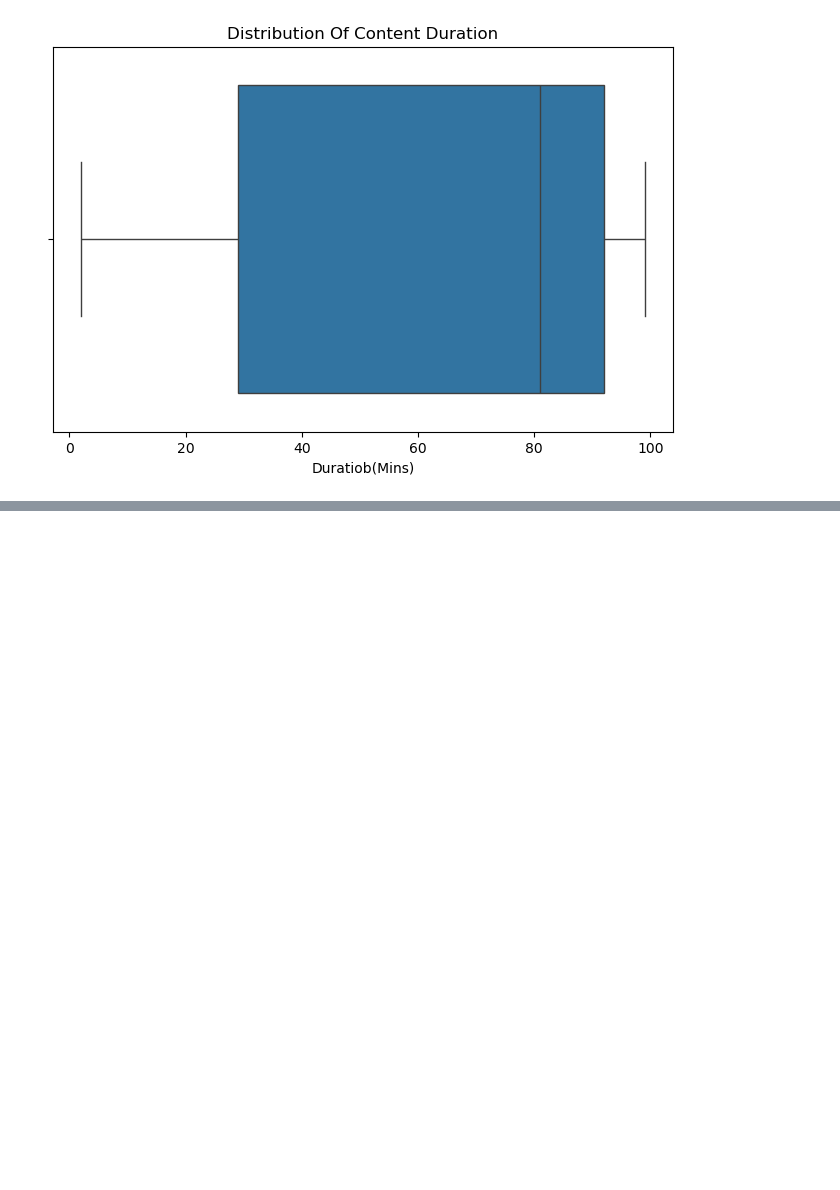
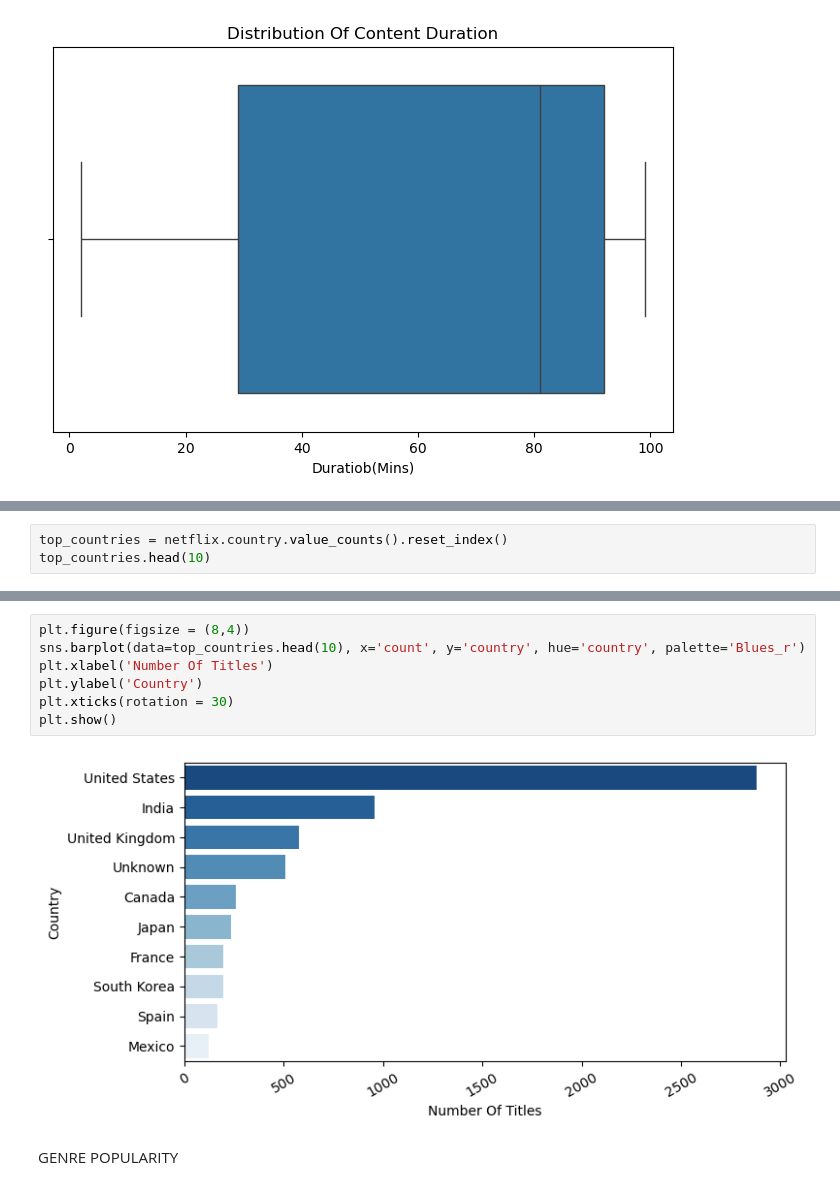
Before and after one commit to Emigbanam/PythonData-Science-Practice-Repository, a Jupyter notebook: Netflix Test.ipynb, the cells around one changed output, grey strips where cells are left out. Saved outputs shown, nothing was run; the diff lists cells and outputs as text; blank space fills up the shorter version.

```diff
--- a/Netflix Test.ipynb
+++ b/Netflix Test.ipynb
@@ -201,0 +224,3 @@ plt.show()
+# %%
+top_countries = netflix.country.value_counts().reset_index()
+top_countries.head(10)
@@ -201,0 +239,11 @@ plt.show()
+# %%
+plt.figure(figsize = (8,4))
+sns.barplot(data=top_countries.head(10), x='count', y='country', hue='country', palette='Blues_r')
+plt.xlabel('Number Of Titles')
+plt.ylabel('Country')
+plt.xticks(rotation = 30)
+plt.show()
+# %% [output]
+[figure, added]
+# %% [markdown]
+GENRE POPULARITY
```
Also changed, not shown: parts of 16 cells of this notebook.
